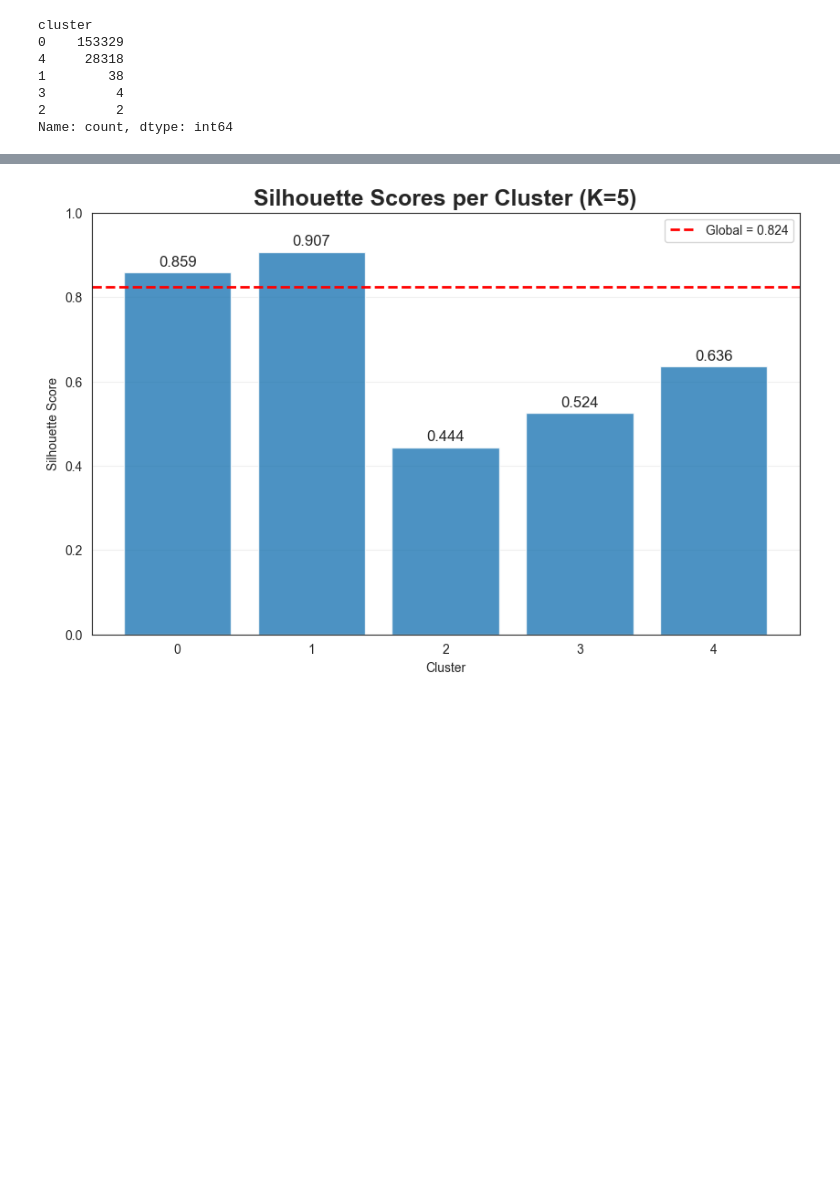
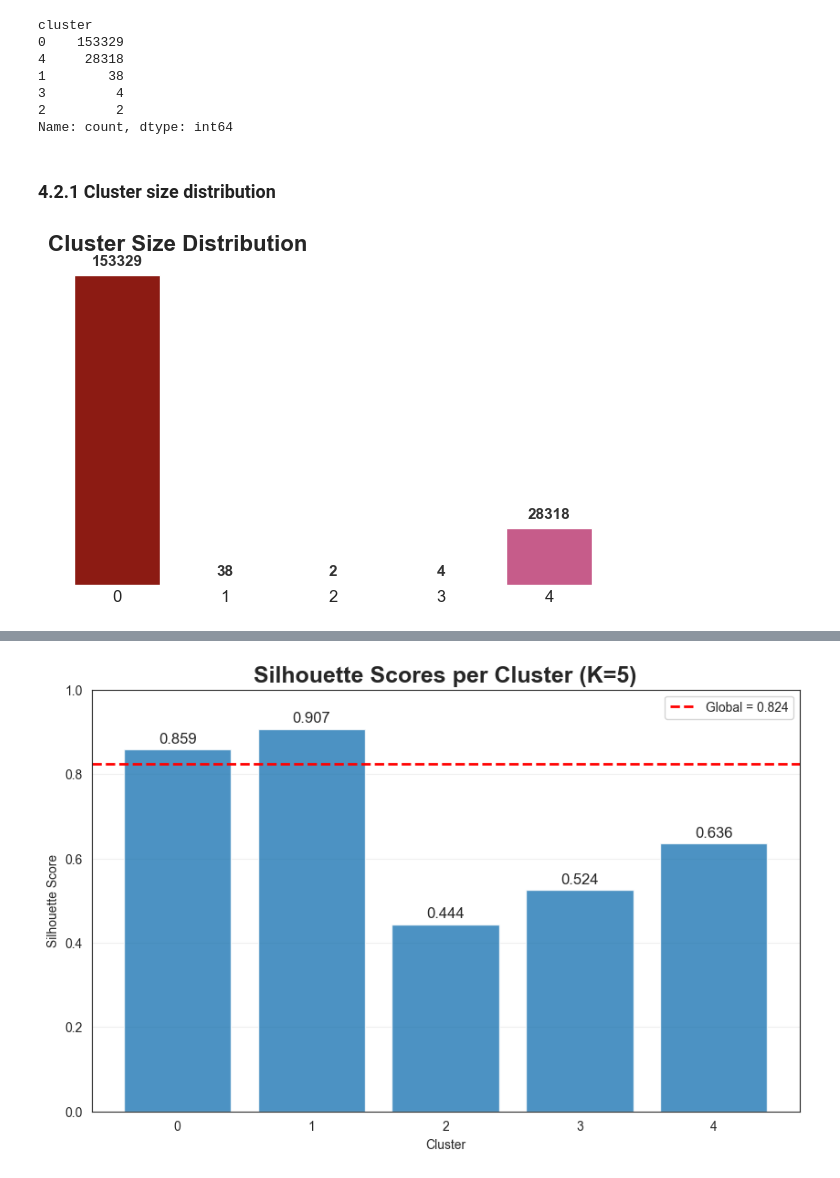
Before and after one commit to thutrang147/global-terrorism-analysis, a Jupyter notebook: main.ipynb, the cells around one changed output, grey strips where cells are left out. Saved outputs shown, nothing was run; the diff lists cells and outputs as text; code cells hidden in the pictures; blank space fills up the shorter version.

Commit message:
add graphs on raw data clusters

```diff
--- a/main.ipynb
+++ b/main.ipynb
@@ -839,3 +839,43 @@ cluster
 3         4
 2         2
 Name: count, dtype: int64
+# %% [markdown]
+### 4.2.1 Cluster size distribution
+# %%
+# Count points per cluster
+counts = df["cluster"].value_counts().sort_index()
+colors = theme_colors[:len(counts)]   # match number of clusters
+
+plt.figure(figsize=(6, 4))
+bars = plt.bar(counts.index.astype(str), counts.values,
+                color=colors, edgecolor="white")
+
+# Add value labels on top
+for bar in bars:
+    height = bar.get_height()
+    plt.text(bar.get_x() + bar.get_width()/2,
+                height + 0.02 * counts.max(),     # small offset
+                f"{height}",
+                ha='center', va='bottom',
+                fontsize=11, fontweight='bold', color="#333333")
+
+# Title
+plt.title("Cluster Size Distribution",
+            fontsize=16, fontweight='bold', loc='left')
+
+# Declutter — same style as the casualties plot
+ax = plt.gca()
+ax.spines['top'].set_visible(False)
+ax.spines['right'].set_visible(False)
+ax.spines['bottom'].set_visible(False)
+ax.spines['left'].set_visible(False)
+
+ax.yaxis.set_visible(False)      # remove y-axis completely
+ax.grid(False)
+ax.tick_params(axis='x', labelsize=12, width=0, length=0)
+
+plt.ylabel("")   # remove axis label
+plt.tight_layout()
+plt.show()
+# %% [output]
+[figure, added]
```
Also changed, not shown: parts of 3 cells of this notebook.
